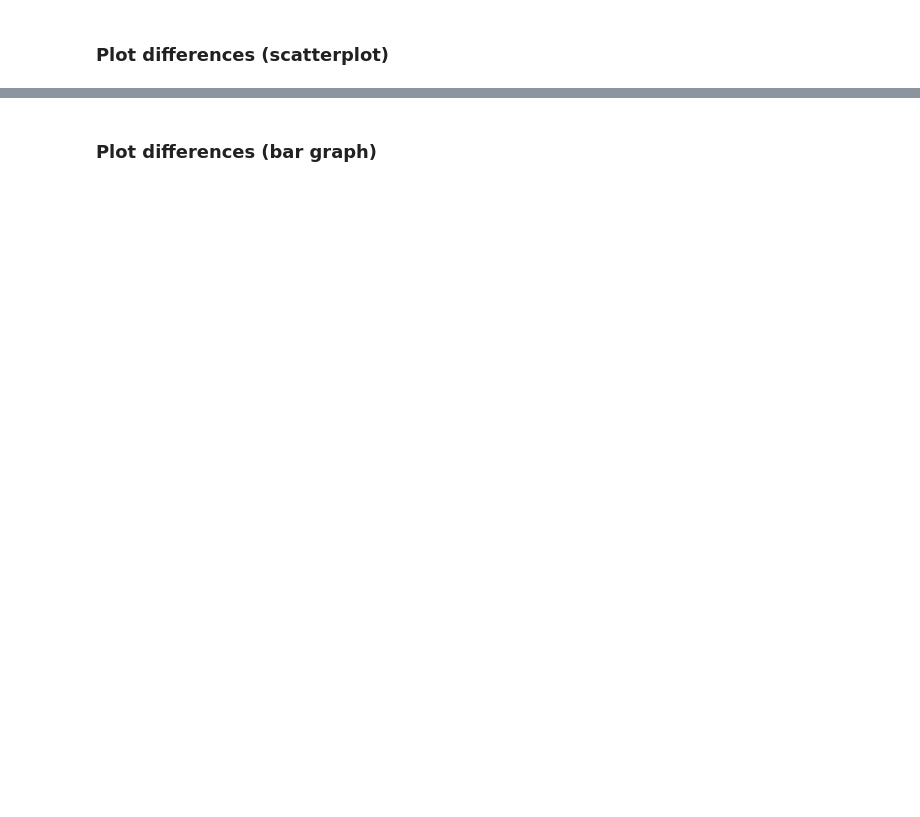
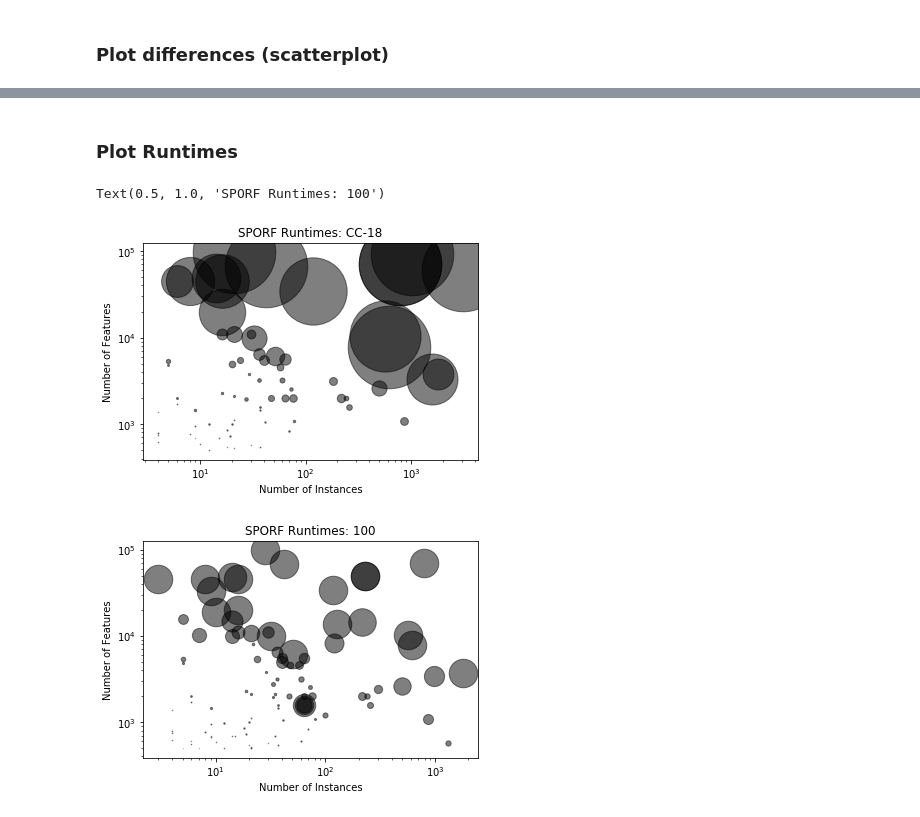
Before and after one commit to NeuroDataDesign/tealeaf, a Jupyter notebook: suyeon/code/OpenML_SPORF_vs_sklearnRF_default.ipynb, the cells around one changed output, grey strips where cells are left out. Saved outputs shown, nothing was run; the diff lists cells and outputs as text; code cells hidden in the pictures; blank space fills up the shorter version.

Commit message:
generate figure for one opti hyperparam dataset and runtime figures

```diff
--- a/suyeon/code/OpenML_SPORF_vs_sklearnRF_default.ipynb
+++ b/suyeon/code/OpenML_SPORF_vs_sklearnRF_default.ipynb
@@ -339,2 +214,2 @@ print(red_100)
 # %% [markdown]
-### Plot differences (bar graph)
+### Plot Runtimes
@@ -408,0 +216,70 @@ print(red_100)
+# %%
+## SPORF CC18
+# print(SPORF_time_CC18)
+hours = []
+minutes = []
+seconds = []
+total_time = []
+for time in SPORF_time_CC18:
+    timefields = time.split(':')
+    hours.append(timefields[0])
+    minutes.append(timefields[1])
+    seconds.append(float(timefields[2]))
+    total_time.append(float(timefields[0])*3600 + float(timefields[1])*60 + float(timefields[2]))
+
+# print(hours)
+# print(minutes)
+# print(seconds)
+# print(total_time)
+
+b = np.mean(total_time)+1
+
+for i in range(len(total_time)):
+    if total_time[i] > (b):
+        total_time[i] = b
+
+plt.figure()
+for i in range(len(SPORF_time_CC18)):
+    plt.plot(dimen_CC18[i][1],dimen_CC18[i][0],'ko',MarkerSize = (total_time[i]/10),alpha=0.5)
+plt.xlabel('Number of Instances')
+plt.ylabel('Number of Features')
+plt.xscale('log')
+plt.yscale('log')
+plt.title('SPORF Runtimes: CC-18')
+
+## SPORF 100
+# print(SPORF_time_CC18)
+hours = []
+minutes = []
+seconds = []
+total_time = []
+for time in SPORF_time_100:
+    timefields = time.split(':')
+    hours.append(timefields[0])
+    minutes.append(timefields[1])
+    seconds.append(float(timefields[2]))
+    total_time.append(float(timefields[0])*3600 + float(timefields[1])*60 + float(timefields[2]))
+
+# print(hours)
+# print(minutes)
+# print(seconds)
+# print(total_time)
+
+b = np.mean(total_time)+1
+
+for i in range(len(total_time)):
+    if total_time[i] > (b):
+        total_time[i] = b
+
+plt.figure()
+for i in range(len(SPORF_time_100)):
+    plt.plot(dimen_100[i][1],dimen_100[i][0],'ko',MarkerSize = (total_time[i]/10),alpha=0.5)
+plt.xlabel('Number of Instances')
+plt.ylabel('Number of Features')
+plt.xscale('log')
+plt.yscale('log')
+plt.title('SPORF Runtimes: 100')
+# %% [output]
+Text(0.5, 1.0, 'SPORF Runtimes: 100')
+[figure, added]
+[figure, added]
```
Also changed, not shown: parts of 5 cells of this notebook, 5 other files.
